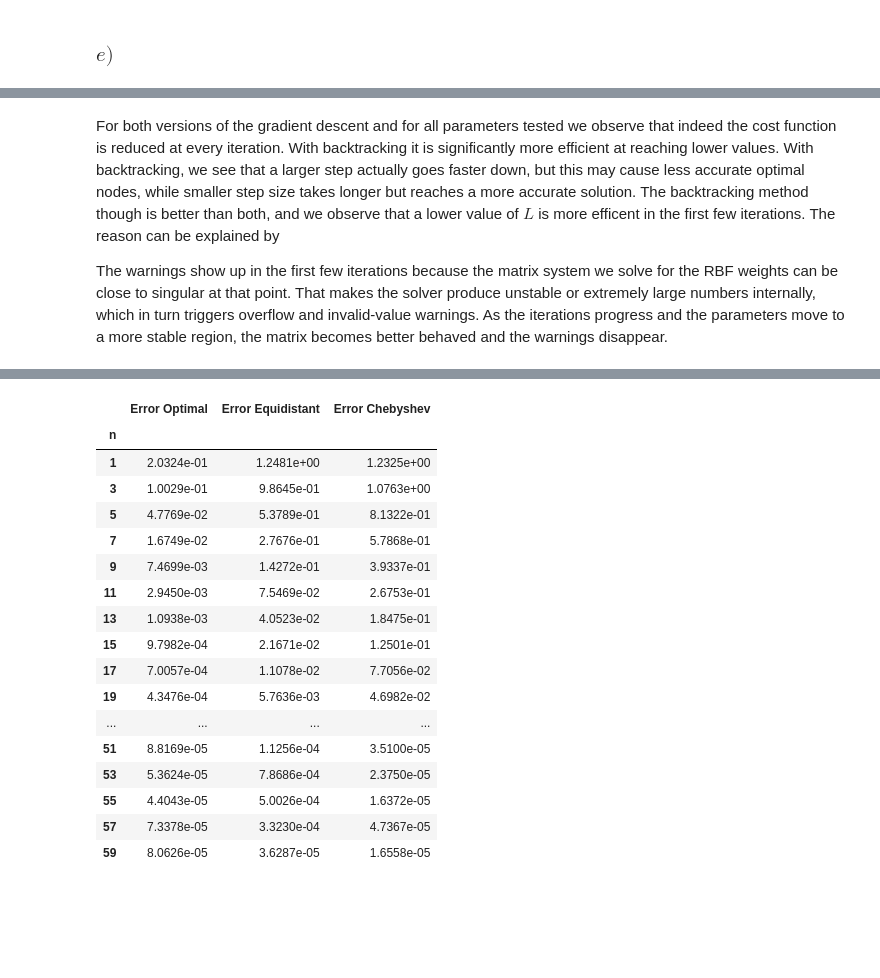
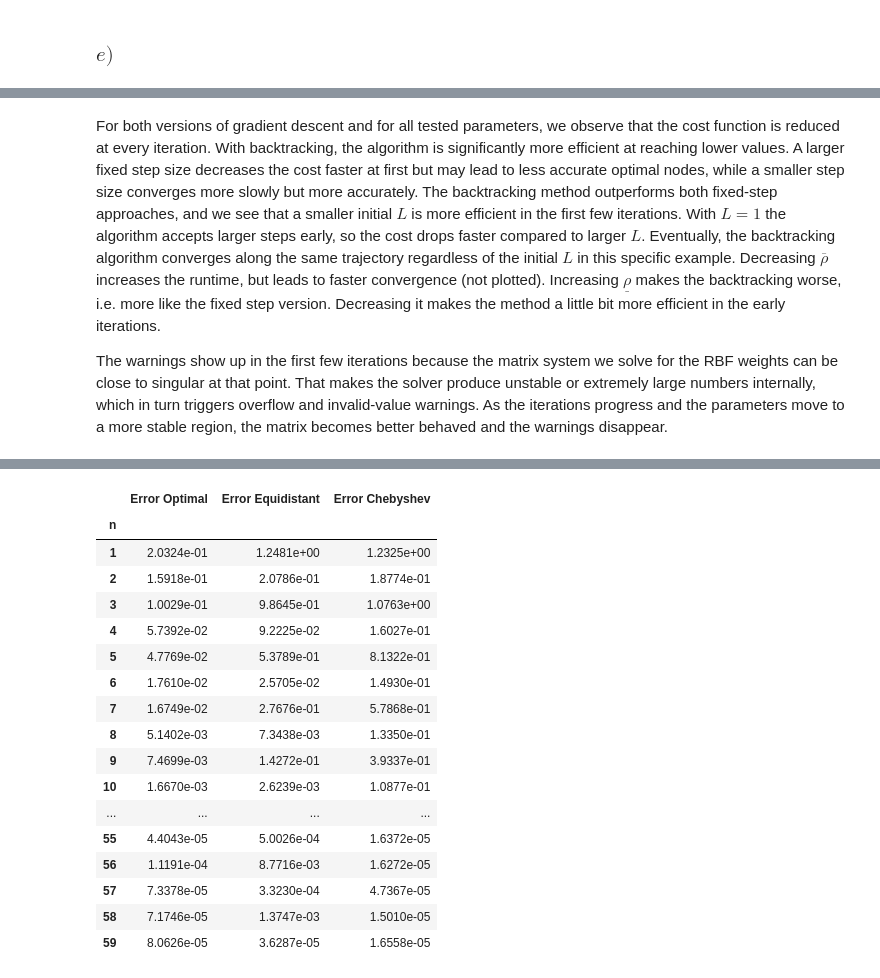
Before and after one commit to torgrimf/TMA4215_Project_1, a Jupyter notebook: jupyterfile.ipynb, the cells around one changed output, grey strips where cells are left out. Cells and saved outputs as stored; diff of their text form; code cells hidden in the pictures; blank space fills up the shorter version.

```diff
--- a/jupyterfile.ipynb
+++ b/jupyterfile.ipynb
@@ -885,7 +885,7 @@ for i, L in enumerate([1, 10, 100]):
         param=param_init,
         L=L,
         rho_up=10,
-        rho_down=0.1,
+        rho_down=0.9,
         max_iter=10000,
     )
 
@@ -914,21 +908,22 @@ RuntimeWarning in 3587028797.py, line 18: invalid value encountered in matmul
     y_eval = phi_eval @ w
 [drawing not drawn]
 # %% [markdown]
-For both versions of the gradient descent and for all parameters tested we observe that indeed the cost function is reduced at every iteration. With backtracking it is significantly more efficient at reaching lower values. With backtracking, we see that a larger step actually goes faster down, but this may cause less accurate optimal nodes, while smaller step size takes longer but reaches a more accurate solution. The backtracking method though is better than both, and we observe that a lower value of $L$ is more efficent in the first few iterations. The reason can be explained by
+For both versions of gradient descent and for all tested parameters, we observe that the cost function is reduced at every iteration. With backtracking, the algorithm is significantly more efficient at reaching lower values. A larger fixed step size decreases the cost faster at first but may lead to less accurate optimal nodes, while a smaller step size converges more slowly but more accurately. The backtracking method outperforms both fixed-step approaches, and we see that a smaller initial $L$ is more efficient in the first few iterations. With $L=1$ the algorithm accepts larger steps early, so the cost drops faster compared to larger $L$. Eventually, the backtracking algorithm converges along the same trajectory regardless of the initial $L$ in this specific example. Decreasing $\overline{\rho}$ increases the runtime, but leads to faster convergence (not plotted). Increasing $\underline{\rho}$ makes the backtracking worse, i.e. more like the fixed step version. Decreasing it makes the method a little bit more efficient in the early iterations.
 
 The warnings show up in the first few iterations because the matrix system we solve for the RBF weights can be close to singular at that point. That makes the solver produce unstable or extremely large numbers internally, which in turn triggers overflow and invalid-value warnings. As the iterations progress and the parameters move to a more stable region, the matrix becomes better behaved and the warnings disappear.
 # %%
-n_vals = [n for n in range(1, 60, 2)]
-a, b = -5, 5
+n_vals = [n for n in range(1, 60, 1)]  # Number of nodes we want to compare
+a, b = -5, 5  # Function evaluation interval
+# Initialize arrays to insert errors in
 errors_optimal = np.zeros(len(n_vals))
 errors_equi_RBF = np.zeros(len(n_vals))
 errors_cheby_RBF = np.zeros(len(n_vals))
 # errors_optimal_cheby_RBF = np.zeros(len(n_vals))
 
-
+# Iterate through number of nodes
 for i, n in enumerate(n_vals):
     epsilon_guess = 1
-    N = 100 * n
+    N = 100 * n  # No. of evaluation points
     eta_vals = np.linspace(a, b, N + 1)
     f_eta_vals = runge_f_ag(eta_vals)
     x_equi = np.linspace(a, b, n + 1)
@@ -958,7 +953,10 @@ for i, n in enumerate(n_vals):
         epsilon=epsilon_optimal,
     )
     RBF_equi = RBF(
-        x_data=x_equi, y_data=runge_f(x_equi), x_eval=eta_vals, epsilon=epsilon_optimal
+        x_data=x_equi,
+        y_data=runge_f(x=x_equi),
+        x_eval=eta_vals,
+        epsilon=epsilon_optimal,
     )
     RBF_cheby = RBF(
         x_data=x_cheby,
@@ -973,9 +971,9 @@ for i, n in enumerate(n_vals):
     #     epsilon=epsilon_optimal_cheby,
     # )
 
-    errors_optimal[i] = norm_2(f_eta_vals, RBF_optimal, a, b, N)
-    errors_equi_RBF[i] = norm_2(f_eta_vals, RBF_equi, a, b, N)
-    errors_cheby_RBF[i] = norm_2(f_eta_vals, RBF_cheby, a, b, N)
+    errors_optimal[i] = norm_2(y_true=f_eta_vals, y_pred=RBF_optimal, a=a, b=b, N=N)
+    errors_equi_RBF[i] = norm_2(y_true=f_eta_vals, y_pred=RBF_equi, a=a, b=b, N=N)
+    errors_cheby_RBF[i] = norm_2(y_true=f_eta_vals, y_pred=RBF_cheby, a=a, b=b, N=N)
     # errors_optimal_cheby_RBF[i] = norm_2(f_eta_vals, RBF_optimal_cheby, a, b, N)
 
 
@@ -1032,20 +1030,20 @@ RuntimeWarning in 871451225.py, line 19: invalid value encountered in matmul
     y_eval = phi_eval @ w
 [drawing not drawn]
 |  | Error Optimal | Error Equidistant | Error Chebyshev |
 | n |  |  |  |
 | 1 | 2.0324e-01 | 1.2481e+00 | 1.2325e+00 |
+| 2 | 1.5918e-01 | 2.0786e-01 | 1.8774e-01 |
 | 3 | 1.0029e-01 | 9.8645e-01 | 1.0763e+00 |
+| 4 | 5.7392e-02 | 9.2225e-02 | 1.6027e-01 |
 | 5 | 4.7769e-02 | 5.3789e-01 | 8.1322e-01 |
+| 6 | 1.7610e-02 | 2.5705e-02 | 1.4930e-01 |
 | 7 | 1.6749e-02 | 2.7676e-01 | 5.7868e-01 |
+| 8 | 5.1402e-03 | 7.3438e-03 | 1.3350e-01 |
 | 9 | 7.4699e-03 | 1.4272e-01 | 3.9337e-01 |
-| 11 | 2.9450e-03 | 7.5469e-02 | 2.6753e-01 |
-| 13 | 1.0938e-03 | 4.0523e-02 | 1.8475e-01 |
-| 15 | 9.7982e-04 | 2.1671e-02 | 1.2501e-01 |
-| 17 | 7.0057e-04 | 1.1078e-02 | 7.7056e-02 |
-| 19 | 4.3476e-04 | 5.7636e-03 | 4.6982e-02 |
+| 10 | 1.6670e-03 | 2.6239e-03 | 1.0877e-01 |
 | ... | ... | ... | ... |
-| 51 | 8.8169e-05 | 1.1256e-04 | 3.5100e-05 |
-| 53 | 5.3624e-05 | 7.8686e-04 | 2.3750e-05 |
 | 55 | 4.4043e-05 | 5.0026e-04 | 1.6372e-05 |
+| 56 | 1.1191e-04 | 8.7716e-03 | 1.6272e-05 |
 | 57 | 7.3378e-05 | 3.3230e-04 | 4.7367e-05 |
+| 58 | 7.1746e-05 | 1.3747e-03 | 1.5010e-05 |
 | 59 | 8.0626e-05 | 3.6287e-05 | 1.6558e-05 |
```
Also changed, not shown: parts of 4 cells of this notebook.
